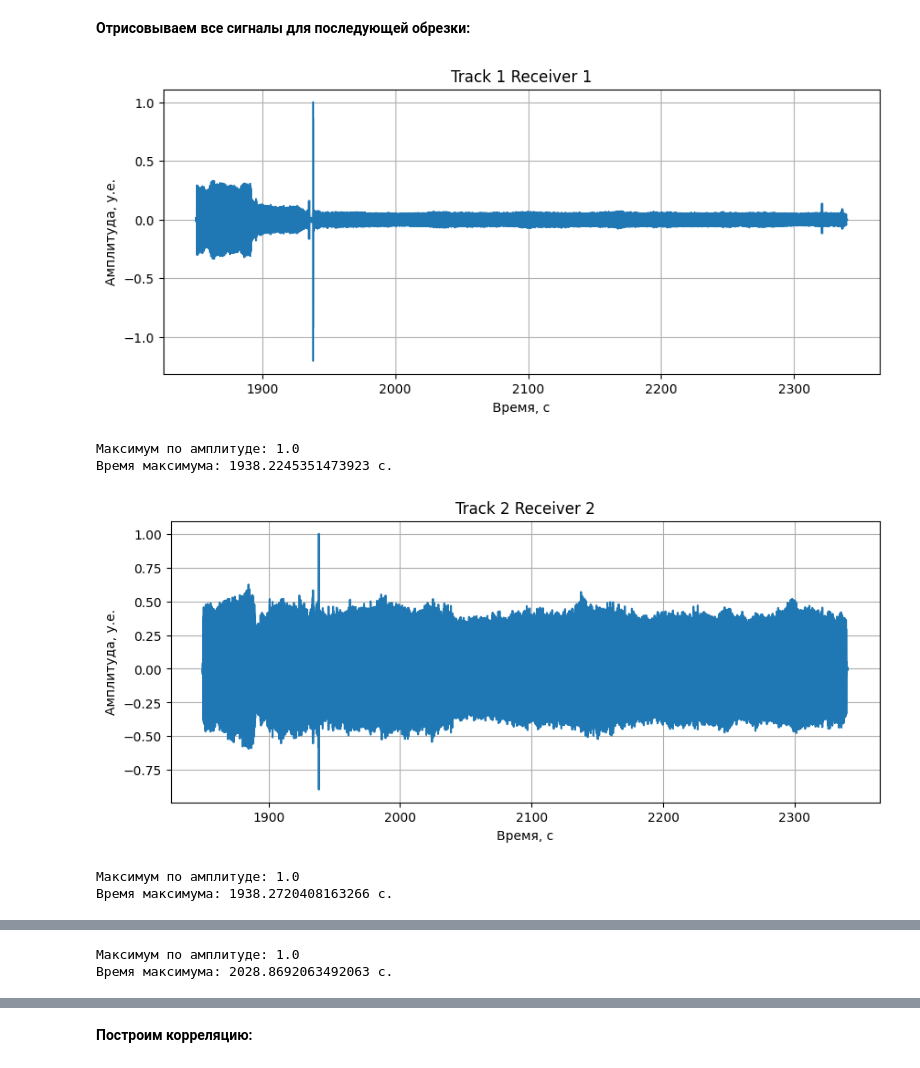
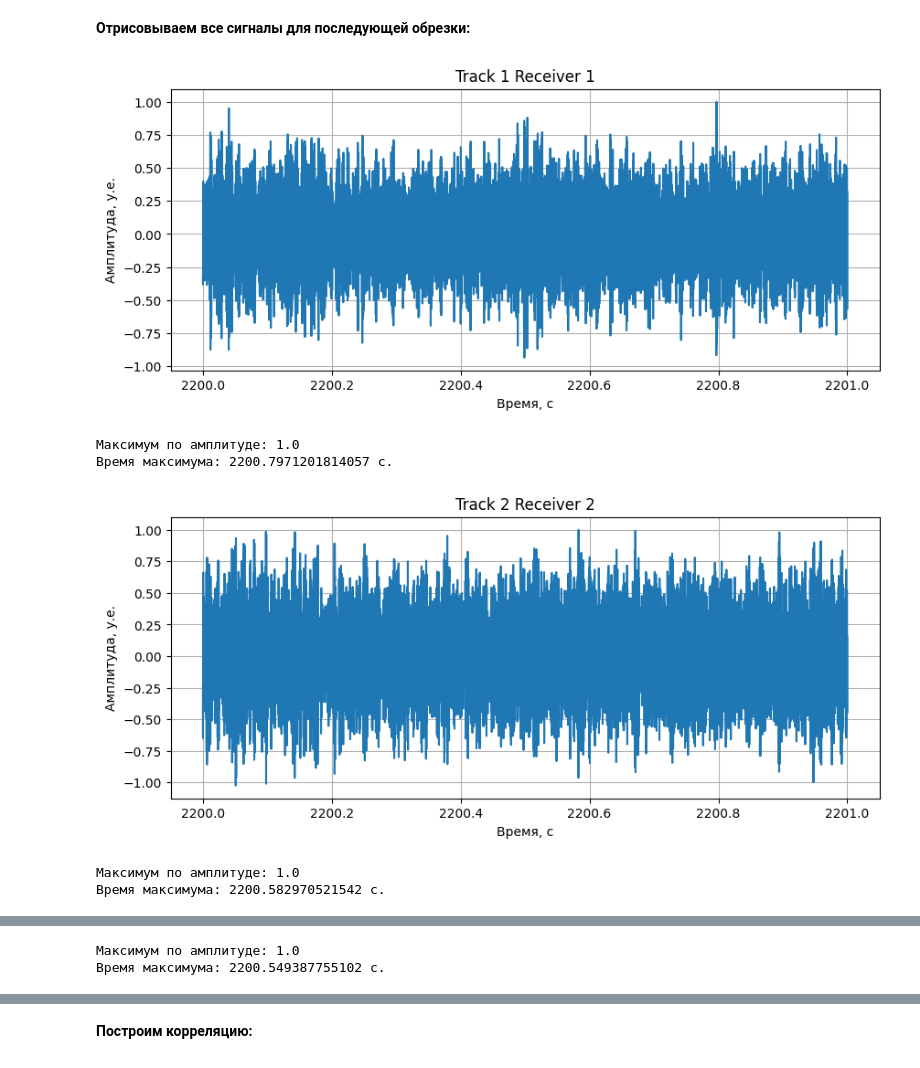
Before and after one commit to endeavoure/KLYAZMA_autumn, a Jupyter notebook: initial_plots.ipynb, the cells around one changed output, grey strips where cells are left out. Drawn from its saved outputs; the diff is of its cells as text; code cells hidden in the pictures.

```diff
--- a/initial_plots.ipynb
+++ b/initial_plots.ipynb
@@ -14,7 +30,7 @@ from methods import load_file, load_dataframe, plot_signal, cut_signal, plot_cut
 paths = ['Клязьма 17.09.24 вертикаль/Track1/receivers/TASCAM_0019S1.wav', 'Клязьма 17.09.24 вертикаль/Track1/receivers/TASCAM_0019S2.wav', 'Клязьма 17.09.24 вертикаль/Track1/source/TASCAM_0054S4.wav',
          'Клязьма 17.09.24 вертикаль/Track2/receivers/TASCAM_0020S1.wav', 'Клязьма 17.09.24 вертикаль/Track2/receivers/TASCAM_0020S2.wav', 'Клязьма 17.09.24 вертикаль/Track2/source/TASCAM_0055S4.wav']
 names = ['Track 1 Receiver 1', 'Track 2 Receiver 2', 'Track 1 Source',
-         'Track 2 Receiver 1', 'Track 2 Receiver 2', 'Track 2 Source']
+         'Track 2 Receivser 1', 'Track 2 Receiver 2', 'Track 2 Source']
 dct = {'name': [], 'sample_rate': [], 'data': [], 'time': []}
 
 df = load_dataframe(paths=paths, names=names, dct=dct)
@@ -21,11 +47,11 @@ df = load_dataframe(paths=paths, names=names, dct=dct)
 # %% [markdown]
 **Отрисовываем все сигналы для последующей обрезки:**
 # %%
-df_cut = plot_cut(borders=[1850.0, 2340.0], number=3, df=df)
+df_cut = plot_cut(borders=[2200, 2201], number=3, df=df, plots=True)
 # %% [output]
-[figure, old version]
+[figure, new version]
 Максимум по амплитуде: 1.0
-Время максимума: 1938.2245351473923 с.
+Время максимума: 2200.7971201814057 с.
-[figure, old version]
+[figure, new version]
 Максимум по амплитуде: 1.0
-Время максимума: 1938.2720408163266 с.
+Время максимума: 2200.582970521542 с.
@@ -33,2 +59,2 @@ df_cut = plot_cut(borders=[1850.0, 2340.0], number=3, df=df)
 Максимум по амплитуде: 1.0
-Время максимума: 2028.8692063492063 с.
+Время максимума: 2200.549387755102 с.
```
Also changed, not shown: parts of 23 cells of this notebook, 3 other files.
